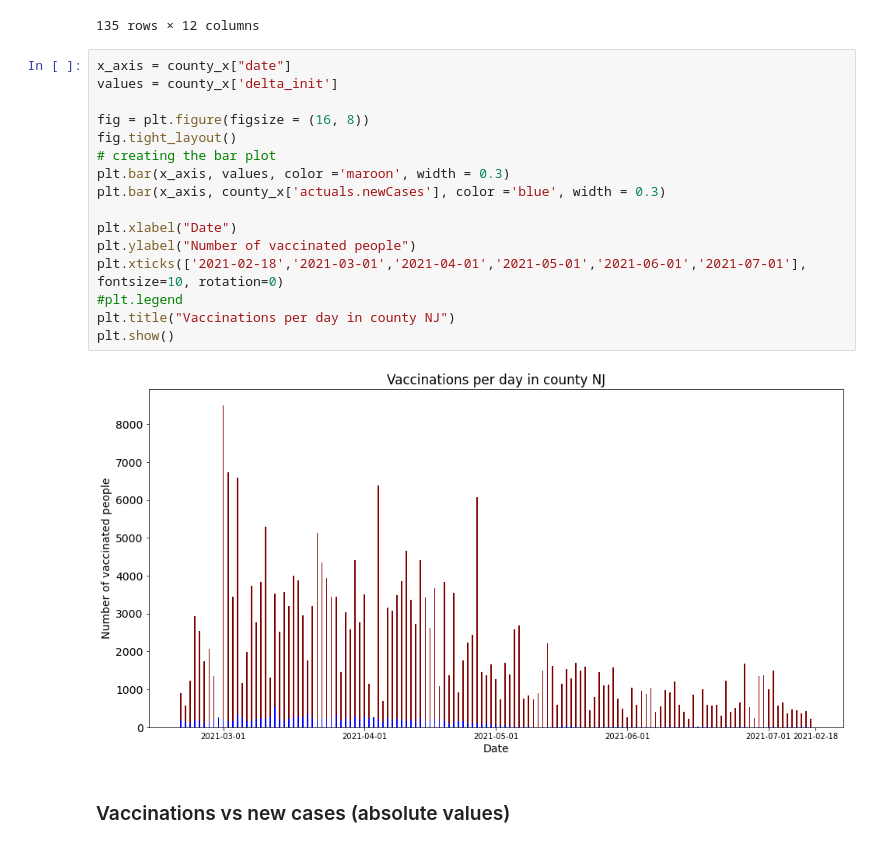
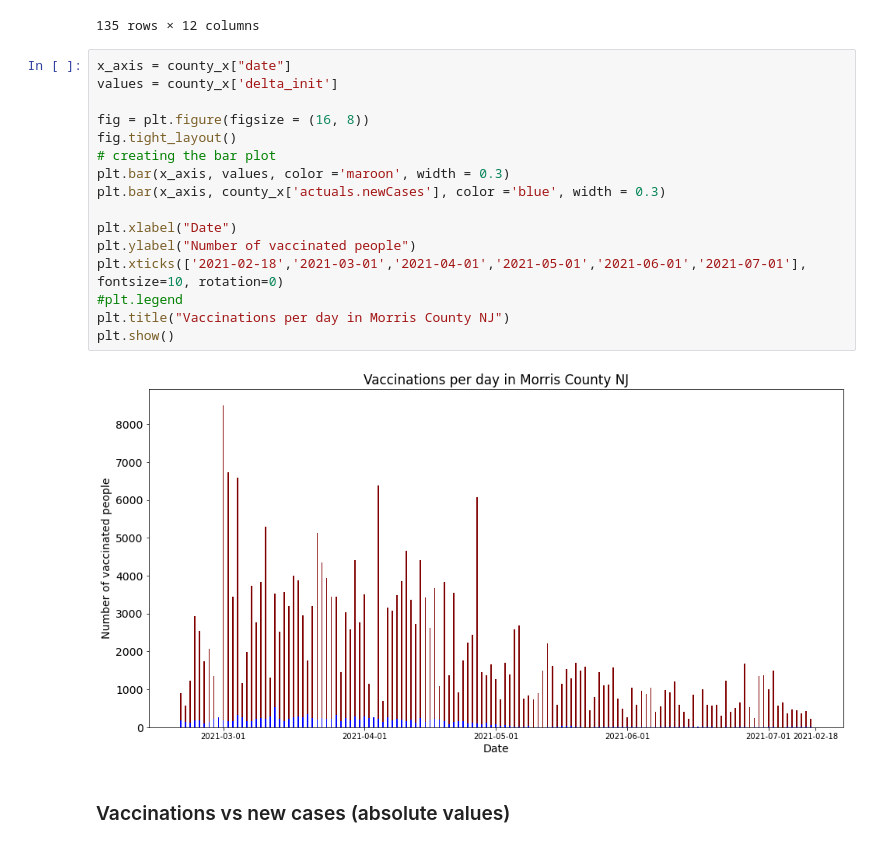
Before and after one commit to melissadiep94/covid19-project, a Jupyter notebook: State_NJ_Covid_time.ipynb, the cells around one changed output. Saved outputs shown, nothing was run; the diff lists cells and outputs as text.

```diff
--- a/State_NJ_Covid_time.ipynb
+++ b/State_NJ_Covid_time.ipynb
@@ -198,21 +198,21 @@ county_x
 # %%
 x_axis = county_x["date"]
 values = county_x['delta_init']
 
 fig = plt.figure(figsize = (16, 8))
 fig.tight_layout()
 # creating the bar plot
 plt.bar(x_axis, values, color ='maroon', width = 0.3)
 plt.bar(x_axis, county_x['actuals.newCases'], color ='blue', width = 0.3)
 
 plt.xlabel("Date")
 plt.ylabel("Number of vaccinated people")
 plt.xticks(['2021-02-18','2021-03-01','2021-04-01','2021-05-01','2021-06-01','2021-07-01'], fontsize=10, rotation=0)
 #plt.legend
-plt.title("Vaccinations per day in county NJ")
+plt.title("Vaccinations per day in Morris County NJ")
 plt.show()
 # %% [output]
-[figure, old version]
+[figure, new version]
 # %% [markdown]
 ### Vaccinations vs new cases (absolute values)
 # %%
```
Also changed, not shown: parts of 1 cell of this notebook.
